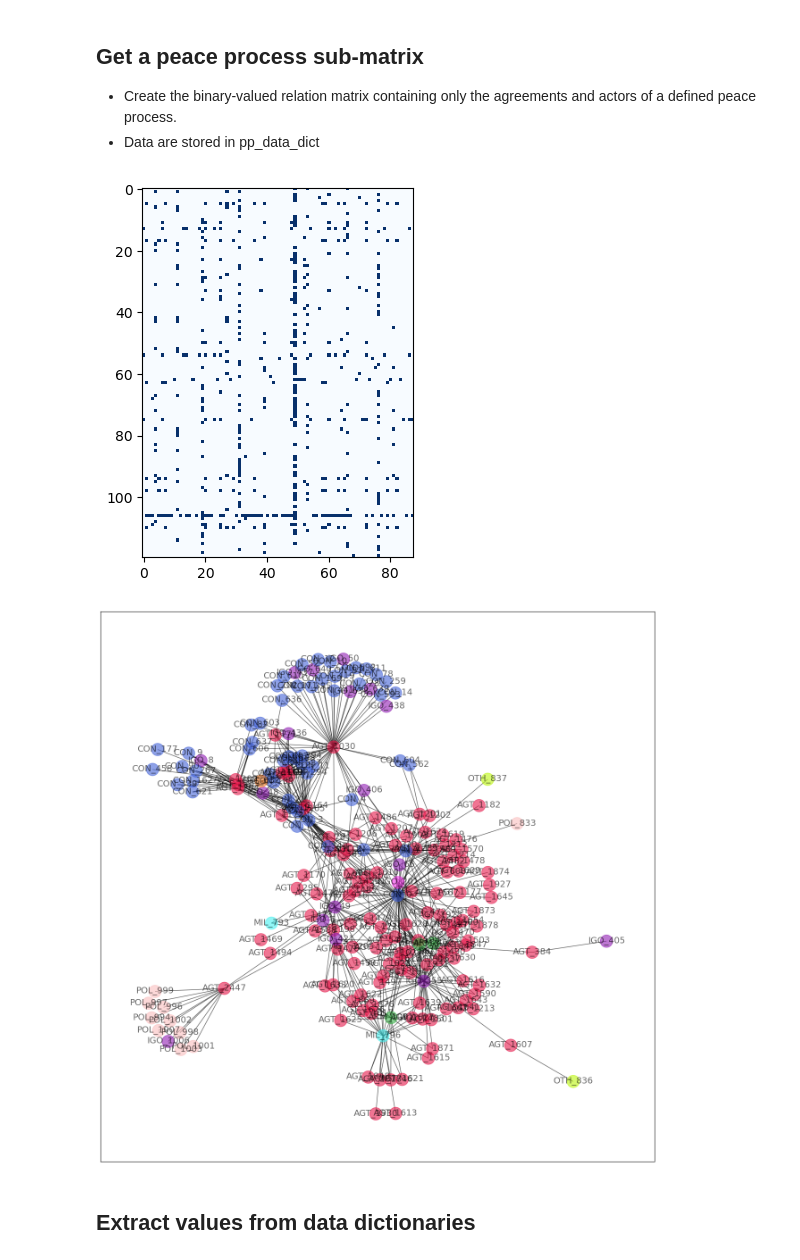
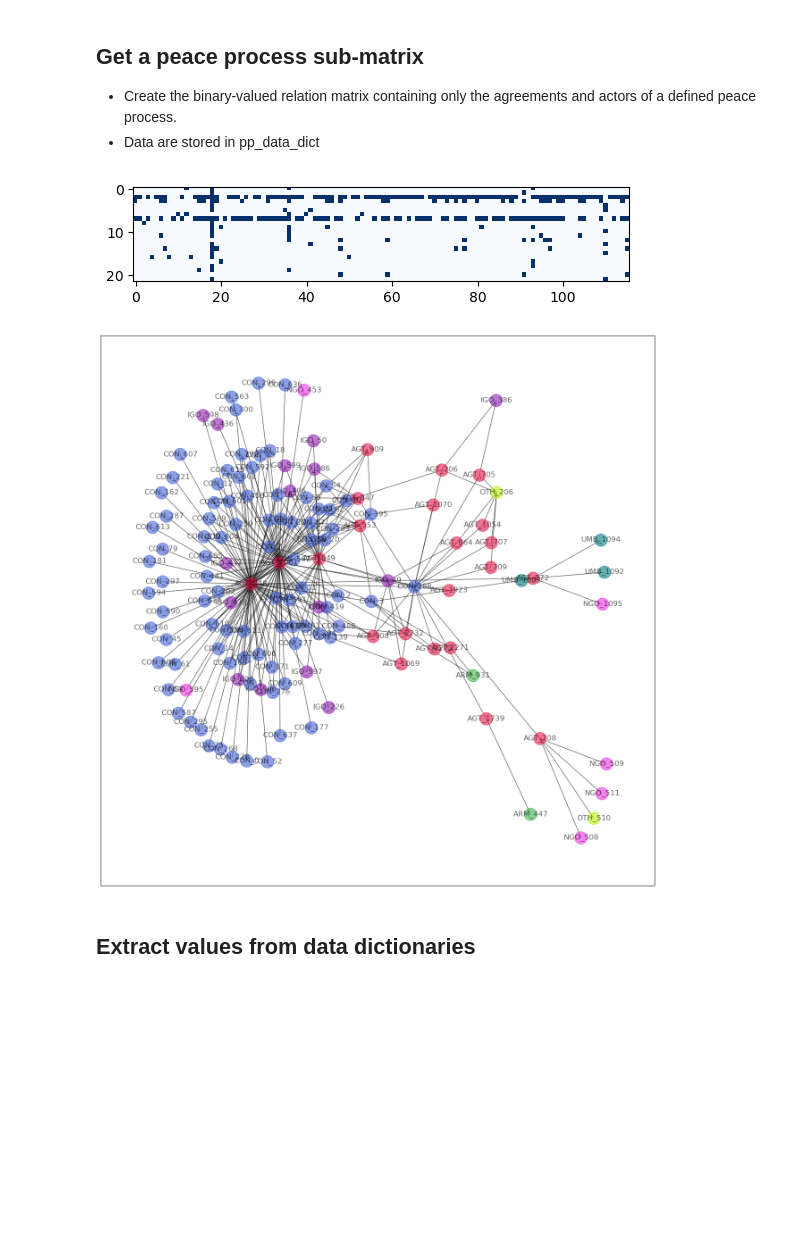
Before and after one commit to roybgardner/agreements-actors, a Jupyter notebook: signatories_streamlit.ipynb, the cells around one changed output. Cells and saved outputs as stored; diff of their text form; code cells hidden in the pictures; blank space fills up the shorter version.

```diff
--- a/signatories_streamlit.ipynb
+++ b/signatories_streamlit.ipynb
@@ -33,24 +33,24 @@ print(data_dict['color_map'])
 # %%
 
 process_name = 'Bosnia peace process'
 #process_name = 'Yemen peace process'
 #process_name = 'Chad: Doha process'
 #process_name = 'DRC: Eastern DRC processes'
-
+process_name = 'Afghanistan: 2000s Post-intervention process'
 
 pp_data_dict = get_peace_process_data(process_name,data_dict)
 pp_matrix = pp_data_dict['pp_matrix']
 
 plt.imshow(pp_matrix,cmap=plt.cm.Blues)
 plt.show()
 
 # Display graph
 adj_matrix,adj_vertices = adjacency_from_biadjacency(pp_data_dict)
 #print(adj_vertices)
 display_networkx_graph(adj_matrix,range(0,len(adj_vertices)),adj_vertices,data_dict)
 # %% [output]
-[figure, old version]
+[figure, new version]
-[figure, old version]
+[figure, new version]
 # %% [markdown]
 ## Extract values from data dictionaries
 # %%
```
Also changed, not shown: parts of 1 cell of this notebook, 1 other file.
